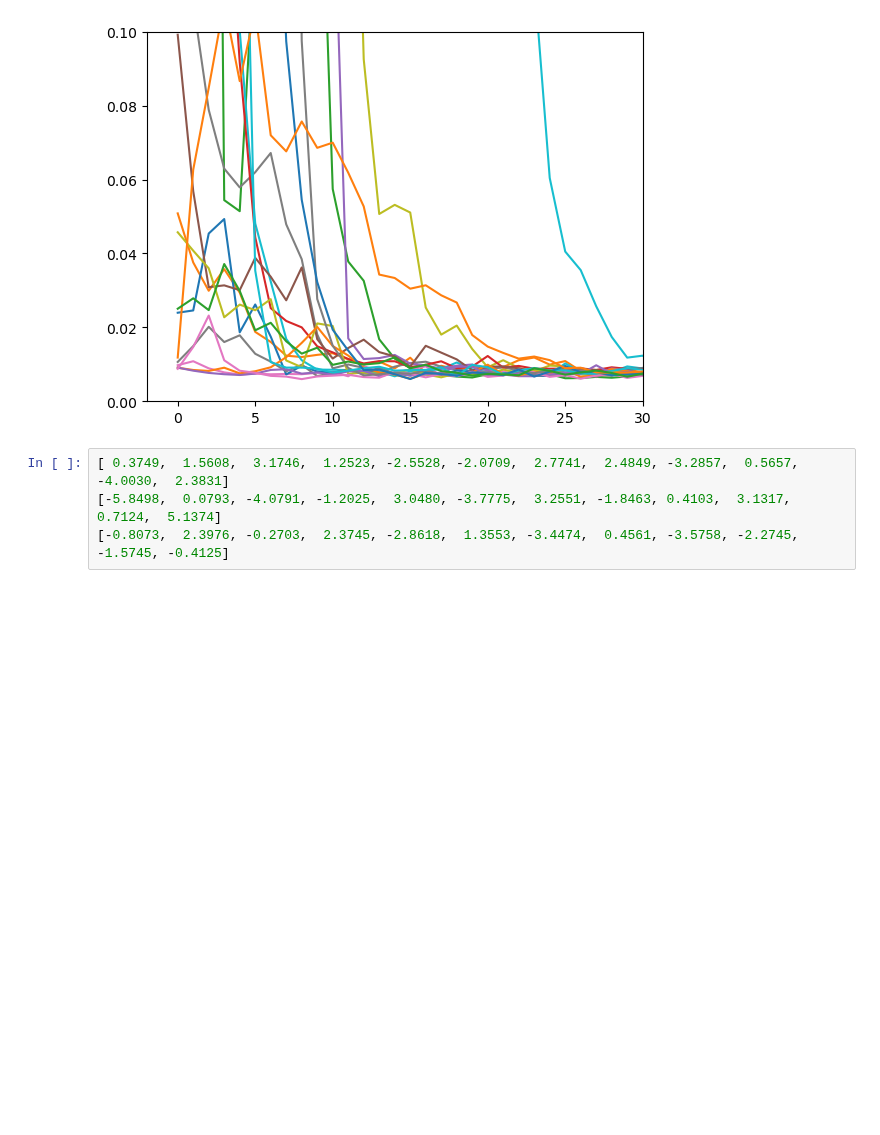
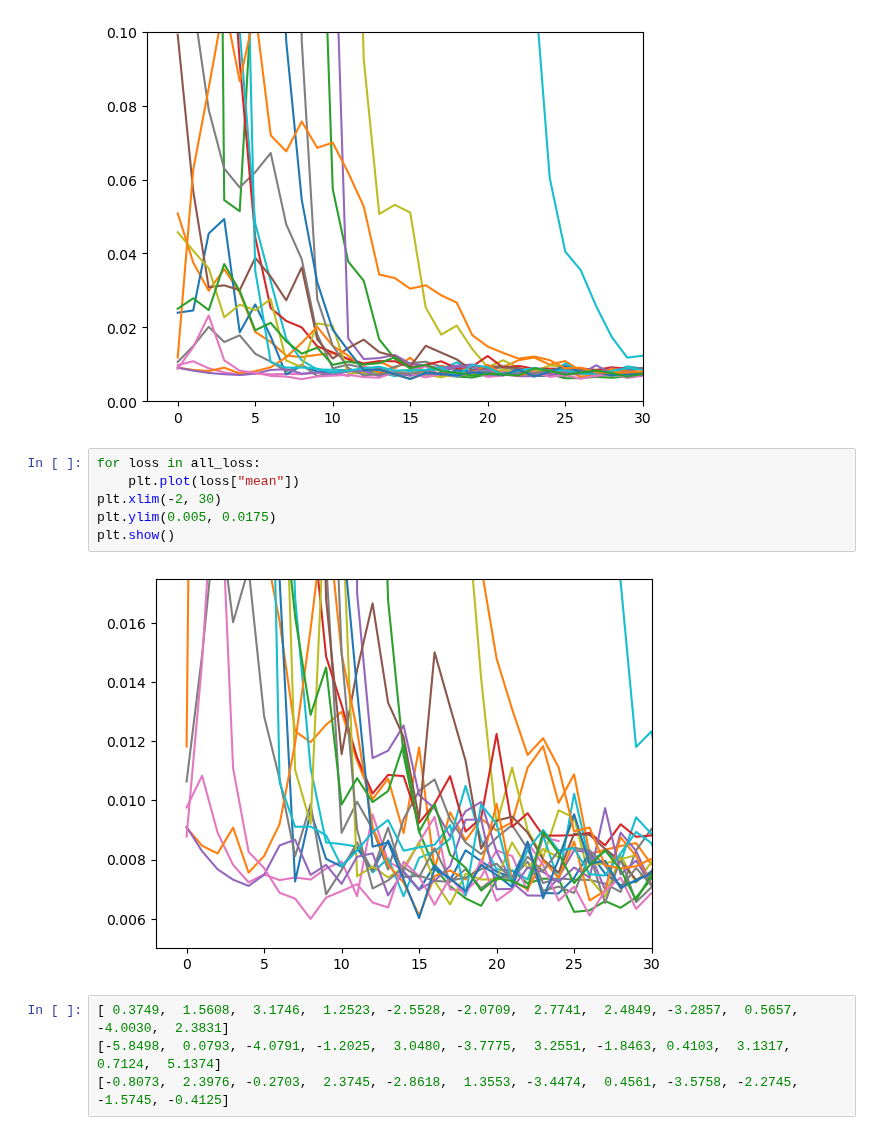
Before and after one commit to paopaoch/Mouse-V1, a Jupyter notebook: plot_scripts/xNES_multiple_loss.ipynb, the cells around one changed output. Cells and saved outputs as stored; diff of their text form; blank space fills up the shorter version.

```diff
--- a/plot_scripts/xNES_multiple_loss.ipynb
+++ b/plot_scripts/xNES_multiple_loss.ipynb
@@ -63,6 +63,14 @@ plt.ylim(0, 0.1)
 plt.show()
 # %% [output]
 [figure]
+# %%
+for loss in all_loss:
+    plt.plot(loss["mean"])
+plt.xlim(-2, 30)
+plt.ylim(0.005, 0.0175)
+plt.show()
+# %% [output]
+[figure, added]
 # %%
 [ 0.3749,  1.5608,  3.1746,  1.2523, -2.5528, -2.0709,  2.7741,  2.4849, -3.2857,  0.5657, -4.0030,  2.3831]
 [-5.8498,  0.0793, -4.0791, -1.2025,  3.0480, -3.7775,  3.2551, -1.8463, 0.4103,  3.1317,  0.7124,  5.1374]
```
Also changed, not shown: 13 other files.
